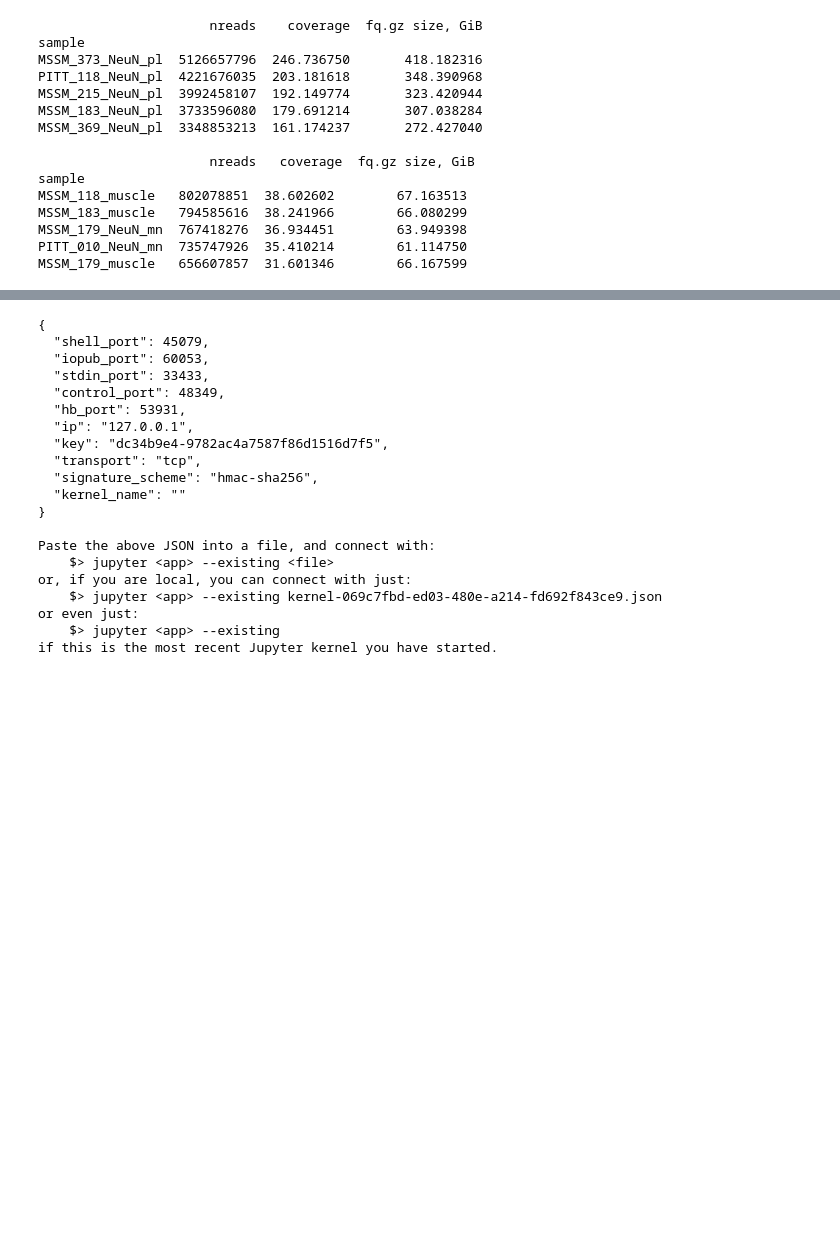
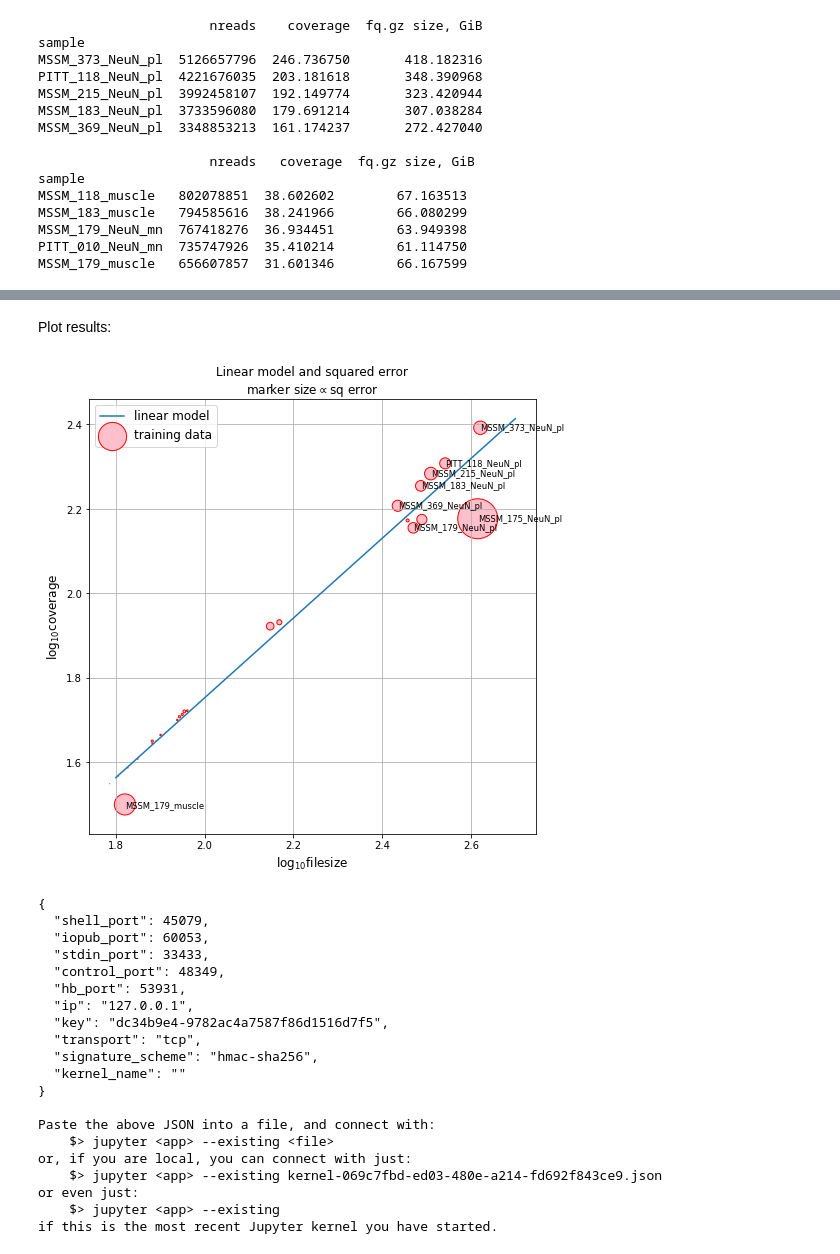
Before and after one commit to attilagk/BSM-research, a Jupyter notebook: notebook/2020-04-29-sample-fastq-sizes/2020-04-29-sample-fastq-sizes.ipynb, the cells around one changed output, grey strips where cells are left out. Drawn from its saved outputs; the diff is of its cells as text; code cells hidden in the pictures; blank space fills up the shorter version.

```diff
--- a/notebook/2020-04-29-sample-fastq-sizes/2020-04-29-sample-fastq-sizes.ipynb
+++ b/notebook/2020-04-29-sample-fastq-sizes/2020-04-29-sample-fastq-sizes.ipynb
@@ -89,0 +115,11 @@ MSSM_179_muscle   656607857  31.601346        66.167599
+# %%
+X = np.log10(np.array(df['fq.gz size, GiB']))[:, np.newaxis]
+y = np.log10(np.array(df['coverage']))[:, np.newaxis]
+lm = linear_model.LinearRegression().fit(X, y)
+y_hat = lm.predict(X)
+X_fig = np.linspace(1.8, 2.7, 2)[:, np.newaxis]
+y_fig = lm.predict(X_fig)
+sq_error = (y_hat[:, 0] - y[:, 0]) ** 2
+sq_error_sorted = sq_error.copy()
+sq_error_sorted.sort()
+print(sq_error_sorted)
@@ -90,3 +134,19 @@ MSSM_179_muscle   656607857  31.601346        66.167599
+# %% [markdown]
+Plot results:
+# %%
+fig, ax = plt.subplots(figsize=(8, 8))
+ax.plot(X_fig[:, 0], y_fig[:, 0], label='linear model')
+ax.scatter(X[:, 0], y[:, 0], s=5*sq_error/np.median(sq_error), c='pink', edgecolor='red', marker='o', label='training data')
+ax.legend(fontsize='large')
+ax.set_title('Linear model and squared error\nmarker size$\propto$sq error')
+ax.set_xlabel('$\log_{10} \mathrm{filesize}$', fontsize='large')
+ax.set_ylabel('$\log_{10} \mathrm{coverage}$', fontsize='large')
+ax.grid(b=True, which='both')
+for sqe, s, xx, yy in zip(sq_error, df.index, X[:, 0], y[:, 0]):
+    if sqe > 1.7e-3:
+        ax.text(xx, yy, s, horizontalalignment='left', verticalalignment='center', fontsize='small')
+# %% [output]
+[figure, added]
 # %%
 %connect_info
 # %% [output]
```
Also changed, not shown: parts of 7 cells of this notebook, 1 other file.
